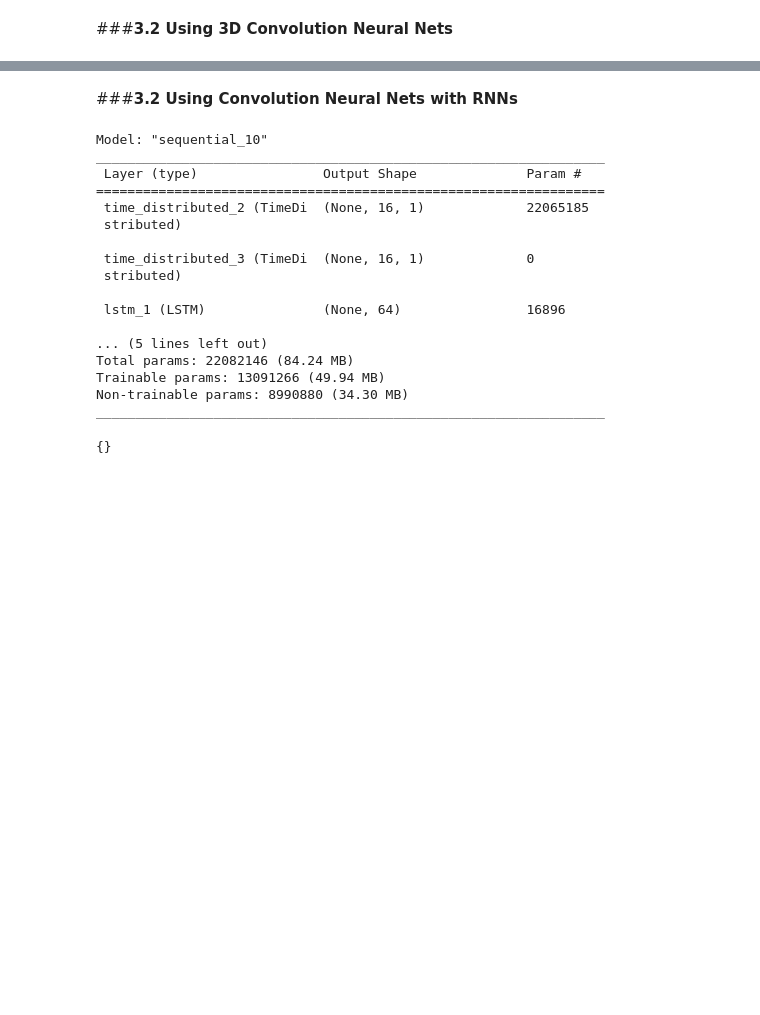
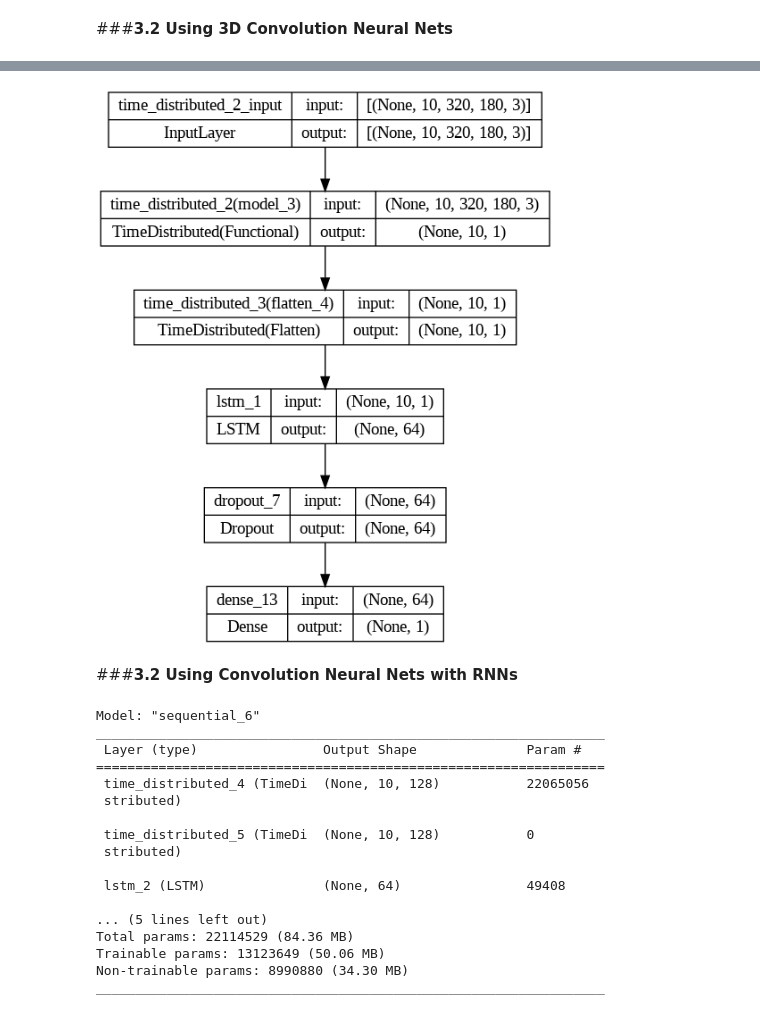
Before and after one commit to pradlanka/Apziva, a Jupyter notebook: EgwgsEeWZem4iXIs/MonReader.ipynb, the cells around one changed output, grey strips where cells are left out. Cells and saved outputs as stored; diff of their text form; code cells hidden in the pictures; blank space fills up the shorter version.

```diff
--- a/EgwgsEeWZem4iXIs/MonReader.ipynb
+++ b/EgwgsEeWZem4iXIs/MonReader.ipynb
@@ -666,3 +651,10 @@ y[i] = self.labels_vids[video_id] # Extracting label ID
+# %%
+from tensorflow.keras.utils import plot_model
+
+# Assuming `model` is your neural network model
+plot_model(model4, to_file='model4.png', show_shapes=True, show_layer_names=True)
+# %% [output]
+[figure, added]
 # %% [markdown]
 ###**3.2 Using Convolution Neural Nets with RNNs**
 # %%
@@ -674,42 +666,46 @@ from tensorflow.keras.layers import TimeDistributed, LSTM, Dense, Dropout, Flatt
 from tensorflow.keras.preprocessing.image import ImageDataGenerator
 
 # Parameters
-num_frames = 16  # Number of frames per video clip
-img_height, img_width = 320, 180  # Size to which frames are resized (VGG16 input size)
+# Parameters
+num_frames = 10  # Number of frames per video clip. We will just use the first 10 frames. So as to be fair across all
 batch_size = 4
+target_size = (320, 180) # Each image size
+input_shape = (num_frames, *target_size , 3)  # Define the input shape
 
-
-# Define the combined CNN-RNN model
-def build_cnn_rnn_model(cnn_model, input_shape):
+# Define the combined CNN-LSTM model
+def build_cnn_lstm_model(cnn_model, input_shape):
     model = Sequential()
     model.add(TimeDistributed(cnn_model, input_shape=input_shape))
     model.add(TimeDistributed(Flatten()))
     model.add(LSTM(64, return_sequences=False))
-    model.add(Dropout(0.5))
+    model.add(Dropout(0.8))
     model.add(Dense(1 ,activation='sigmoid'))
     return model
 
-input_shape = (num_frames, img_height, img_width, 3)
-model = build_cnn_rnn_model(model2, input_shape)
-model.compile(optimizer='adam', loss='sparse_categorical_crossentropy', metrics=['accuracy'])
+
+trunc_cnn_model = models.Model(inputs=model2.input, outputs=model2.layers[-2].output)
+
+# Build the CNN-LSTM model
+model4 = build_cnn_lstm_model(trunc_cnn_model, input_shape) # We will be using the CNN that we trained earlier
+model4.compile(optimizer='adam', loss='binary_crossentropy', metrics=['accuracy'])
 
 # Summary of the model
-model.summary()
+model4.summary()
 # %% [output]
-Model: "sequential_10"
+Model: "sequential_6"
 _________________________________________________________________
  Layer (type)                Output Shape              Param #
 =================================================================
- time_distributed_2 (TimeDi  (None, 16, 1)             22065185
+ time_distributed_4 (TimeDi  (None, 10, 128)           22065056
  stributed)
 
- time_distributed_3 (TimeDi  (None, 16, 1)             0
+ time_distributed_5 (TimeDi  (None, 10, 128)           0
  stributed)
 
- lstm_1 (LSTM)               (None, 64)                16896
+ lstm_2 (LSTM)               (None, 64)                49408
 
 ... (5 lines left out)
-Total params: 22082146 (84.24 MB)
-Trainable params: 13091266 (49.94 MB)
+Total params: 22114529 (84.36 MB)
+Trainable params: 13123649 (50.06 MB)
 Non-trainable params: 8990880 (34.30 MB)
 _________________________________________________________________
@@ -784,5 +712 @@ train_generator = VideoFrameGenerator(train_dir, batch_size, num_frames, target_
-# %%
-train_generator.video_dict
-# %% [output]
-{}
 # %%
```
Also changed, not shown: parts of 19 cells of this notebook.
